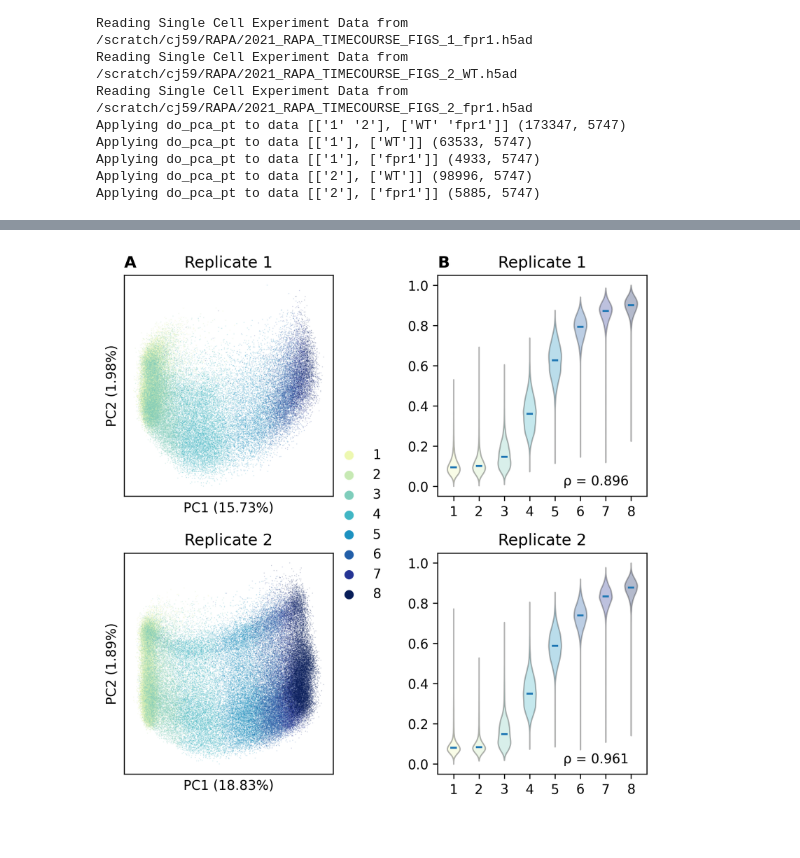
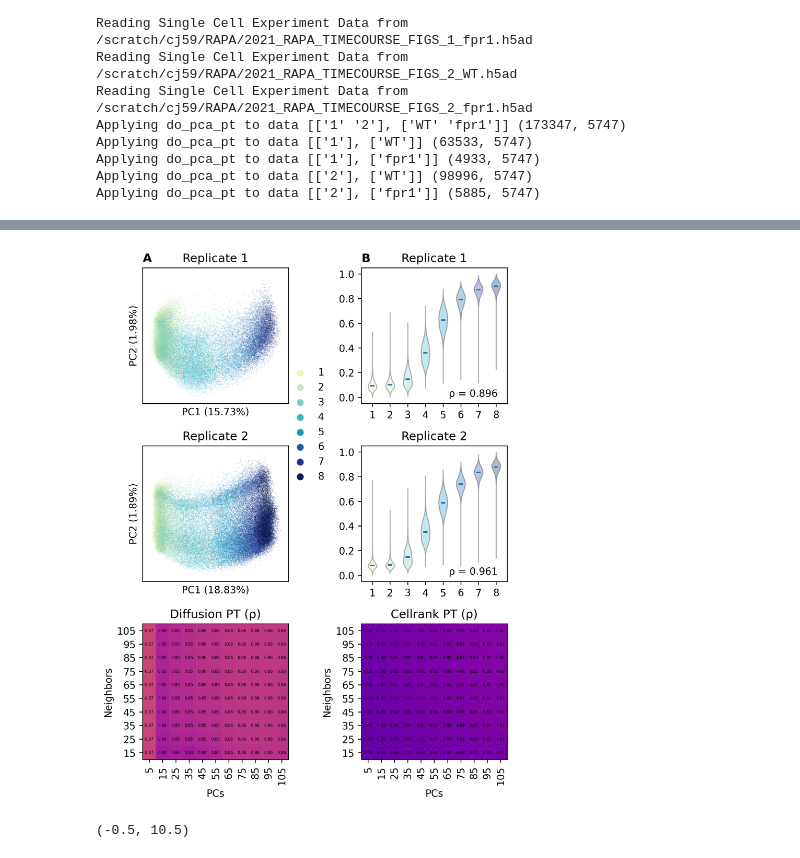
Before and after one commit to GreshamLab/jtb_2023_code, a Jupyter notebook: Figure_2.ipynb, the cells around one changed output, grey strips where cells are left out. Cells and saved outputs as stored; diff of their text form; code cells hidden in the pictures.

```diff
--- a/Figure_2.ipynb
+++ b/Figure_2.ipynb
@@ -34,3 +34,5 @@ Applying do_pca_pt to data [['1'], ['WT']] (63533, 5747)
 Applying do_pca_pt to data [['1'], ['fpr1']] (4933, 5747)
 Applying do_pca_pt to data [['2'], ['WT']] (98996, 5747)
 Applying do_pca_pt to data [['2'], ['fpr1']] (5885, 5747)
+# %%
+data.apply_to_expts(lambda x: x.obs['pca_pt'].idxmin())
@@ -36,0 +45,6 @@ Applying do_pca_pt to data [['2'], ['fpr1']] (5885, 5747)
+# %%
+#f = pd.read_csv(PSEUDOTIME_FILES[('dpt', False)], sep="\t", index_col=0)
+data.load_pseudotime()
+spearman_rho_grid(data, ('dpt', False), 'dpt_rho')
+spearman_rho_grid(data, ('cellrank', False), 'cellrank_rho')
+spearman_rho_grid(data, ('monocle', False), 'monocle_rho')
@@ -36,0 +75,6 @@ Applying do_pca_pt to data [['2'], ['fpr1']] (5885, 5747)
+# %%
+def _pt_rho_heatmap(data, key, expt=1):
+    dpt = data.all_data.uns[key].T.unstack().T
+    dpt = dpt.reindex(N_PCS.astype(str), axis=1)
+    dpt = dpt.reindex(N_NEIGHBORS.astype(str)[::-1], axis=0, level=2)
+    return dpt.loc[(expt, "WT"), :].applymap(np.abs)
@@ -45,14 +103,17 @@ panel_titles = {'pca_1': "Replicate 1",
                 'pca_pt_1': "Replicate 1",
                 'pca_pt_2': "Replicate 2"}
 
+layout = [['pca_1', 'pca_lgd', 'pca_pt_1'],
+          ['pca_2', 'pca_lgd', 'pca_pt_2'],
+          ['dpt_rho', '.', 'cellrank_rho']]
+
 fig_refs = {}
 
-fig, axd = plt.subplot_mosaic([['pca_1', 'pca_lgd', 'pca_pt_1'],
-                               ['pca_2', 'pca_lgd', 'pca_pt_2']],
+fig, axd = plt.subplot_mosaic(layout,
                               gridspec_kw=dict(width_ratios=[1, 0.5, 1],
-                                               height_ratios=[1, 1],
+                                               height_ratios=[1, 1, 1],
                                                wspace=0),
-                              figsize=(6, 6), dpi=300)
+                              figsize=(6, 8), dpi=300)
                               #constrained_layout=True)
 plt.subplots_adjust(wspace=0)
 
@@ -66,31 +127,57 @@ for i in range(1,3):
 
     ### PANEL A ###
     fig_refs[pca_key] = sc.pl.pca(pca_data, ax=axd[pca_key],
                                   color="Pool", palette=pool_palette(),
                                   show=False, alpha=0.25, size=2, legend_loc='none',
                                   annotate_var_explained=True)
 
     ### PANEL B ###
     pca_pt_data = {k: v['pca_pt'] for k, v in pca_data.obs[['pca_pt', 'Pool']].groupby("Pool")}
     fig_refs[pt_key] = axd[pt_key].violinplot([pca_pt_data[j] for j in range(1,9)],
                                               showmeans=False, showmedians=True, showextrema=False)
     axd[pt_key].set_xticks(np.arange(8) + 1, labels=np.arange(8) + 1)
 
     rho = spearman_rho_pools(pca_data.obs['Pool'], pca_data.obs['pca_pt'])
     axd[pt_key].annotate("ρ = " + f"{rho:.3f}", xy=(5, 0.2),  xycoords='data', xytext=(0.6, 0.05), textcoords='axes fraction')
 
     for part, c in zip(fig_refs[pt_key]['bodies'], pool_palette()):
         part.set_facecolor(c)
         part.set_edgecolor('black')
 
+
+for pt, pt_key in [('Diffusion PT (ρ)', 'dpt_rho'), ('Cellrank PT (ρ)', 'cellrank_rho')]:
+    hm_data = _pt_rho_heatmap(data, pt_key)
+    fig_refs[pt_key] = axd[pt_key].imshow(hm_data, vmin=0.75, vmax=1.0,
+                                          cmap='plasma', aspect='auto', interpolation='nearest')
+    axd[pt_key].set_yticks(range(hm_data.shape[0]), labels=hm_data.index)
+    axd[pt_key].set_xticks(range(hm_data.shape[1]), labels=hm_data.columns, rotation=90, ha="center")
+    axd[pt_key].set_ylabel("Neighbors")
+    axd[pt_key].set_xlabel("PCs")
+    #axd[pt_key].set_xlim(-0.5, hm_data.shape[0] - 0.5)
+    #axd[pt_key].set_ylim(-0.5, hm_data.shape[1] - 0.5)
+    axd[pt_key].set_title(pt)
+
+    # https://stackoverflow.com/questions/11917547/how-to-annotate-heatmap-with-text-in-matplotlib
+    for y in range(hm_data.shape[0]):
+        for x in range(hm_data.shape[1]):
+            axd[pt_key].text(x, y, '%.2f' % hm_data.iloc[y, x],
+                             horizontalalignment='center',
+                             verticalalignment='center',
+                             size=4
+                     )
+
 fig_refs['pca_legend'] = add_legend(axd['pca_lgd'],
                                     pool_palette(),
                                     data.all_data.obs['Pool'].dtype.categories.values)
 
 for ax_id, label in panel_labels.items():
     axd[ax_id].set_title(panel_titles[ax_id])
     axd[ax_id].set_title(label, loc='left', weight='bold')
 
 fig.tight_layout()
 # %% [output]
-[figure, old version]
+[figure, new version]
+# %%
+axd[pt_key].get_ylim()
+# %% [output]
+(-0.5, 10.5)
```
Also changed, not shown: parts of 6 cells of this notebook, 13 other files.
